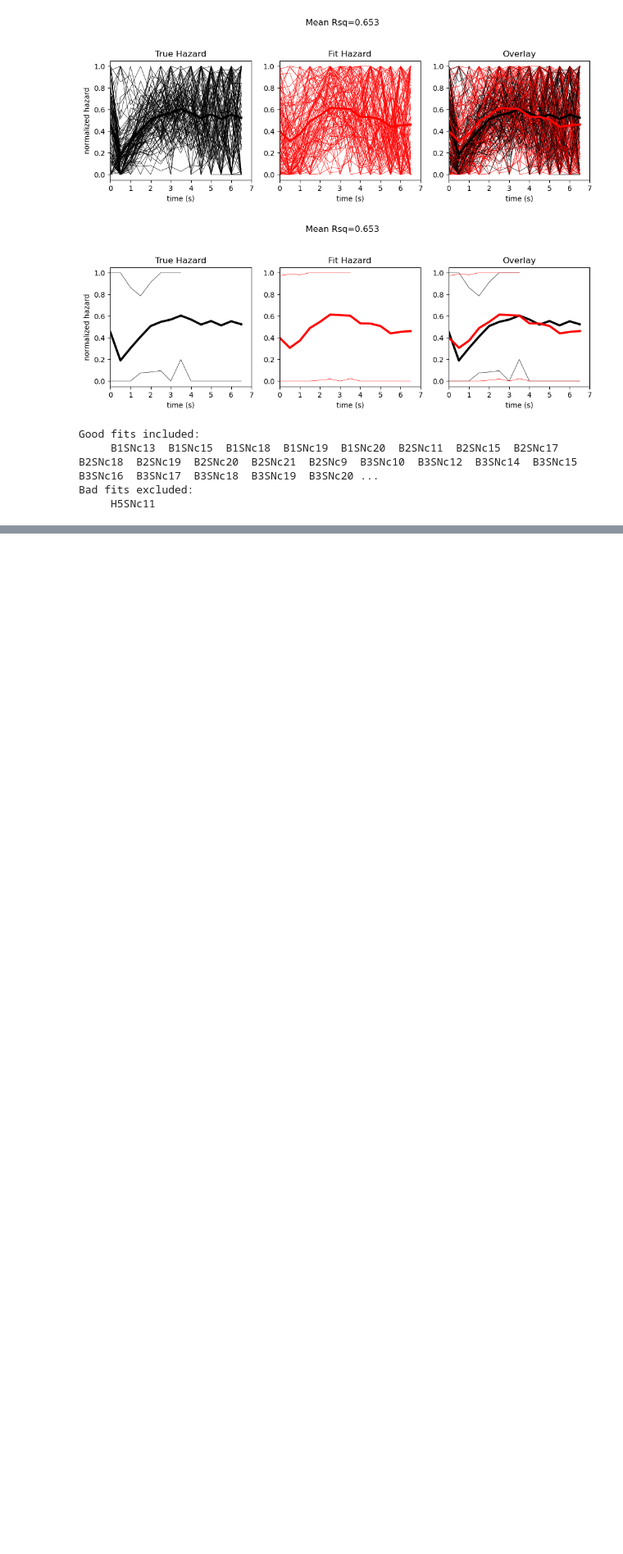
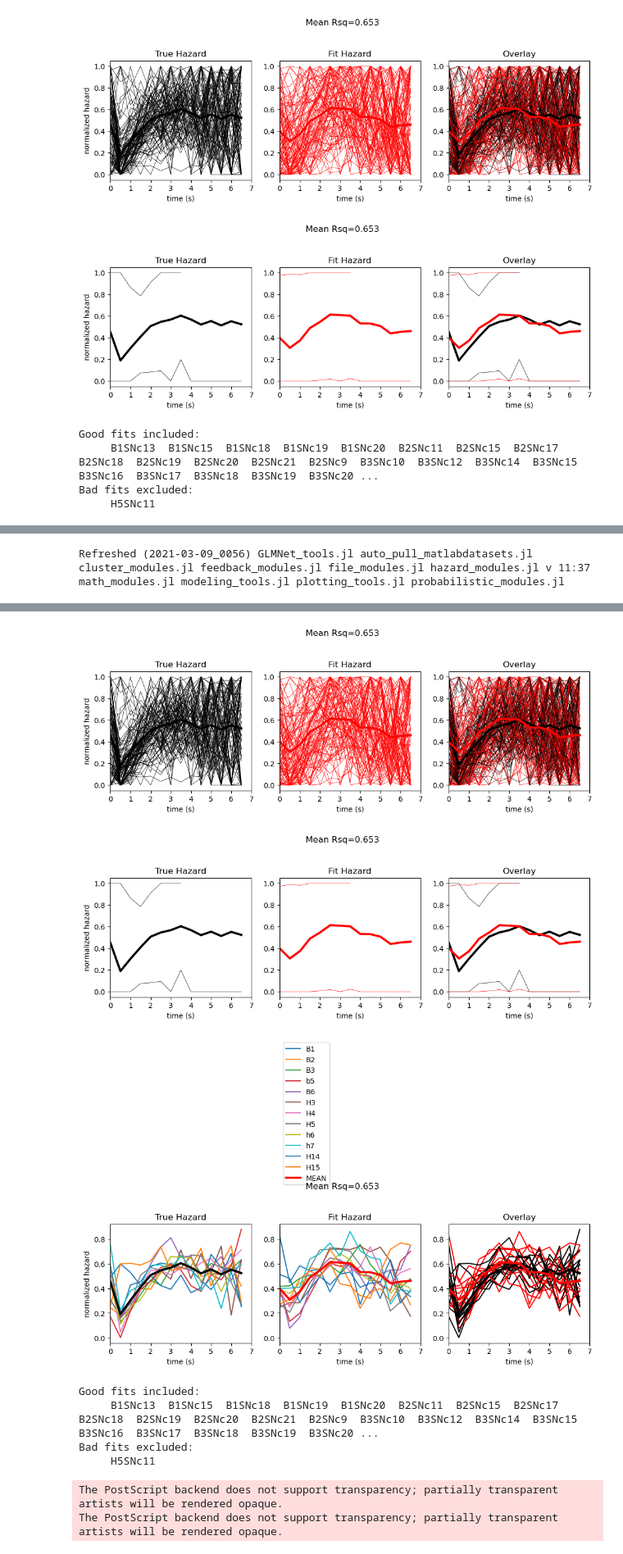
Before and after one commit to harvardschoolofmouse/HSOManalysisPackages, a Jupyter notebook: JuliaLanguage_Hierarchical_Models/2021-3-2 Corrected Error Propagation -- Full Logit Model Selection Rig 1.ipynb, the cells around one changed output, grey strips where cells are left out. Shown at 82% size. Saved outputs shown, nothing was run; the diff lists cells and outputs as text; code cells hidden in the pictures; blank space fills up the shorter version.

```diff
--- a/JuliaLanguage_Hierarchical_Models/2021-3-2 Corrected Error Propagation -- Full Logit Model Selection Rig 1.ipynb
+++ b/JuliaLanguage_Hierarchical_Models/2021-3-2 Corrected Error Propagation -- Full Logit Model Selection Rig 1.ipynb
@@ -232,0 +295,10 @@ haz_results_composite(hazs_COMPOSITE, lts_COMPOSITE, seshCodes_COMPOSITE; ndp_pe
+# %%
+cd("C:\\Users\\AssadLab\\Documents\\GitHub\\HSOManalysisPackages\\JuliaLanguage_Hierarchical_Models")
+include(join([pwd(), "\\function_library\\file_modules.jl"]))
+refresh_tools("function_library")
+# %% [output]
+Refreshed (2021-03-09_0056) GLMNet_tools.jl auto_pull_matlabdatasets.jl cluster_modules.jl feedback_modules.jl file_modules.jl hazard_modules.jl v 11:37
+math_modules.jl modeling_tools.jl plotting_tools.jl probabilistic_modules.jl
+# %%
+haz_results_composite(hazs_COMPOSITE, lts_COMPOSITE, seshCodes_COMPOSITE; ndp_per_sample=50, normalize=true, figname=figname, figurePath=compositesavepath)
+# %% [output]
@@ -232,0 +322,9 @@ haz_results_composite(hazs_COMPOSITE, lts_COMPOSITE, seshCodes_COMPOSITE; ndp_pe
+[figure, added]
+[figure, added]
+[figure, added]
+Good fits included:
+     B1SNc13  B1SNc15  B1SNc18  B1SNc19  B1SNc20  B2SNc11  B2SNc15  B2SNc17  B2SNc18  B2SNc19  B2SNc20  B2SNc21  B2SNc9  B3SNc10  B3SNc12  B3SNc14  B3SNc15  B3SNc16  B3SNc17  B3SNc18  B3SNc19  B3SNc20 ...
+Bad fits excluded:
+     H5SNc11
+The PostScript backend does not support transparency; partially transparent artists will be rendered opaque.
+The PostScript backend does not support transparency; partially transparent artists will be rendered opaque.
```
Also changed, not shown: parts of 14 cells of this notebook, 5 other files.
